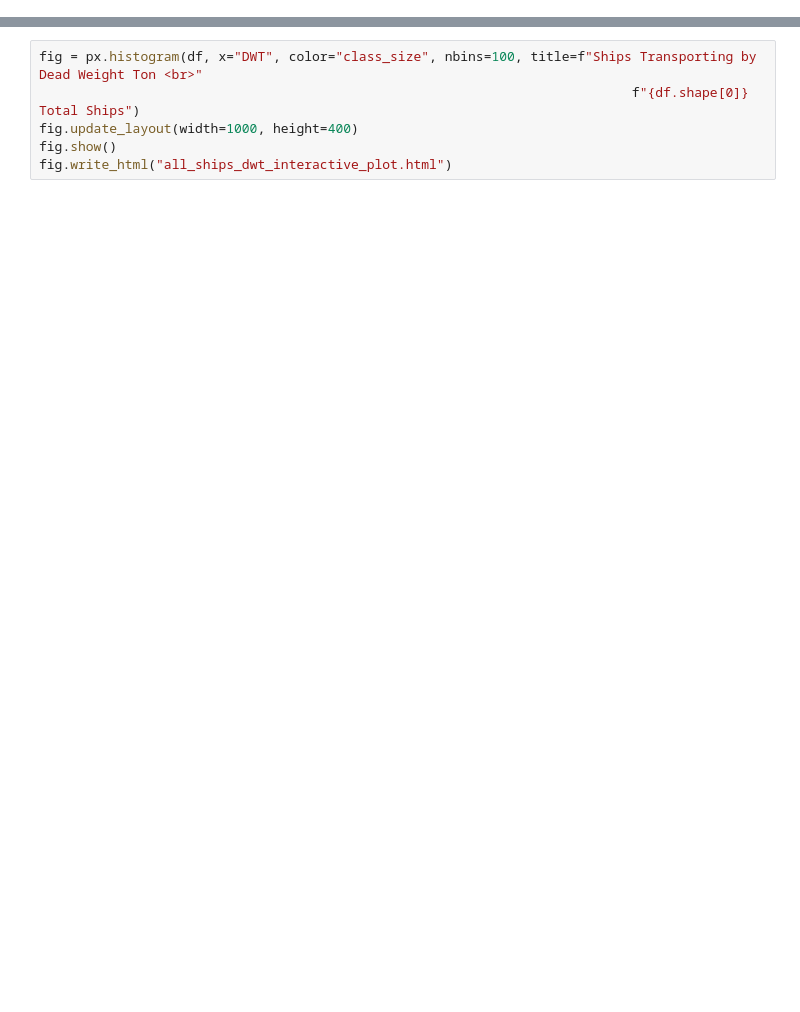
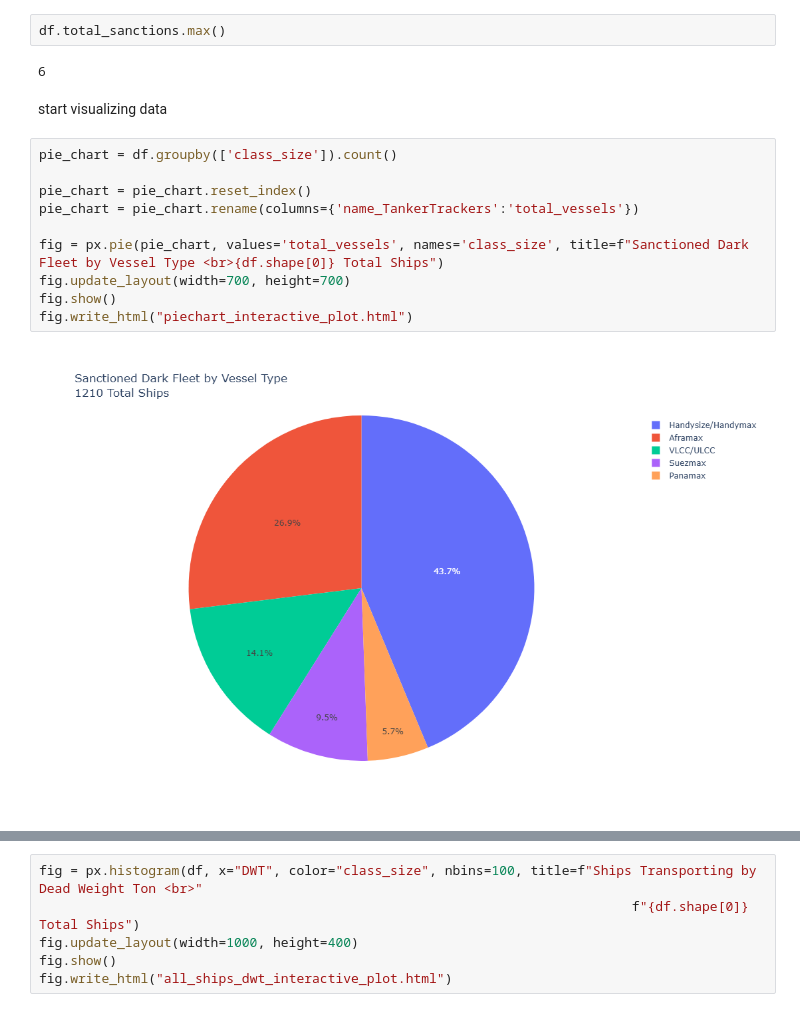
Before and after one commit to mjm286/vie_project, a Jupyter notebook: sanction_dark_fleet_eda.ipynb, the cells around one changed output, grey strips where cells are left out. Cells and saved outputs as stored; diff of their text form; blank space fills up the shorter version.

```diff
--- a/sanction_dark_fleet_eda.ipynb
+++ b/sanction_dark_fleet_eda.ipynb
@@ -207,0 +168,18 @@ fig.write_html("oil_piechart_interactive_plot.html")
+# %%
+df.total_sanctions.max()
+# %% [output]
+6
+# %% [markdown]
+start visualizing data
+# %%
+pie_chart = df.groupby(['class_size']).count()
+
+pie_chart = pie_chart.reset_index()
+pie_chart = pie_chart.rename(columns={'name_TankerTrackers':'total_vessels'})
+
+fig = px.pie(pie_chart, values='total_vessels', names='class_size', title=f"Sanctioned Dark Fleet by Vessel Type <br>{df.shape[0]} Total Ships")
+fig.update_layout(width=700, height=700)
+fig.show()
+fig.write_html("piechart_interactive_plot.html")
+# %% [output]
+[figure, added]
```
Also changed, not shown: parts of 59 cells of this notebook.
